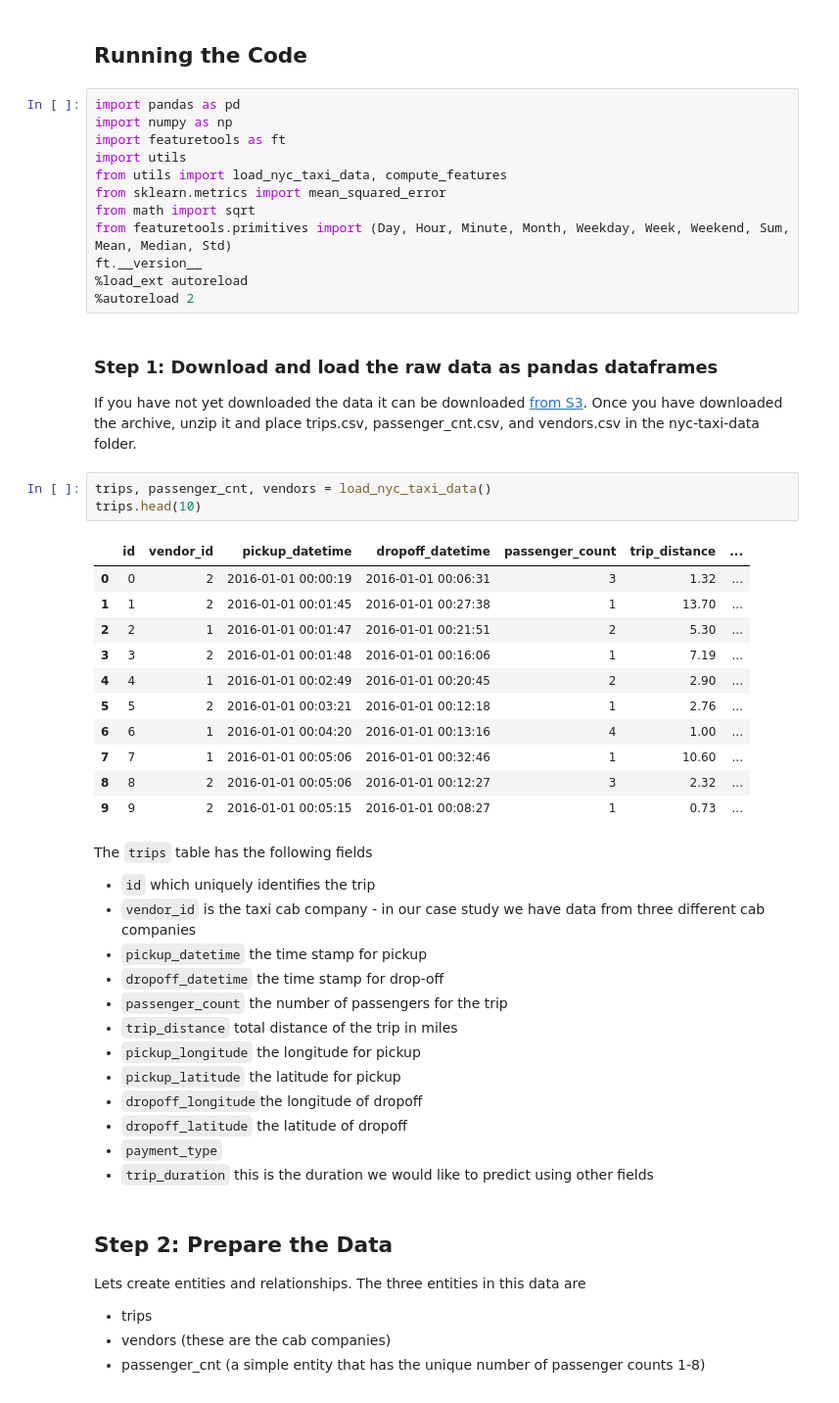
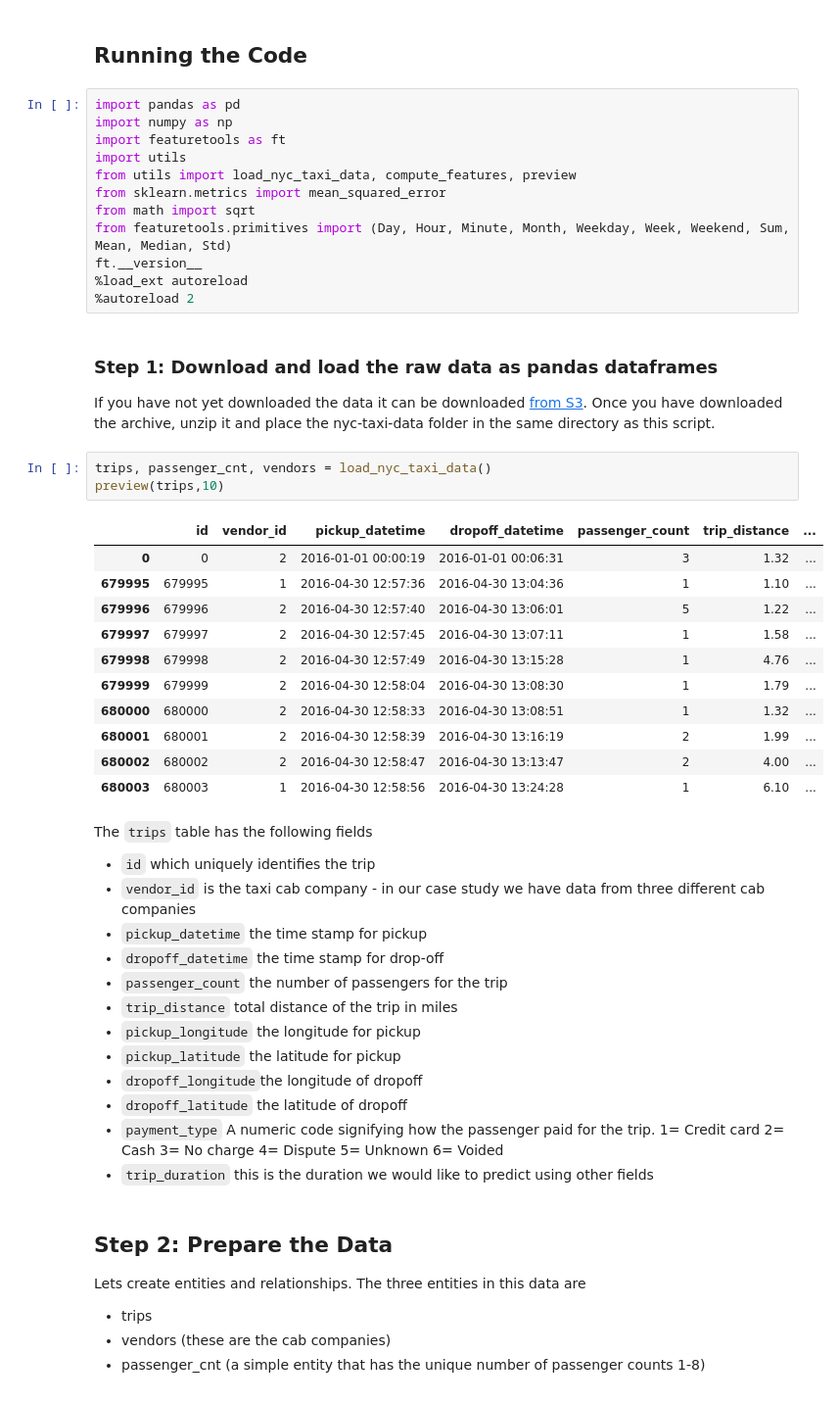
Before and after one commit to alteryx/DSx, a Jupyter notebook: NewYorkCity_taxi_case_study.ipynb, the cells around one changed output. Shown: that part at 98% size. Cells and saved outputs as stored; diff of their text form.

Commit message:
added new helper function preview

```diff
--- a/NewYorkCity_taxi_case_study.ipynb
+++ b/NewYorkCity_taxi_case_study.ipynb
@@ -22,7 +22,7 @@ import pandas as pd
 import numpy as np
 import featuretools as ft
 import utils
-from utils import load_nyc_taxi_data, compute_features
+from utils import load_nyc_taxi_data, compute_features, preview
 from sklearn.metrics import mean_squared_error
 from math import sqrt
 from featuretools.primitives import (Day, Hour, Minute, Month, Weekday, Week, Weekend, Sum, Mean, Median, Std)
@@ -31,23 +31,23 @@ ft.__version__
 %autoreload 2
 # %% [markdown]
 ### Step 1: Download and load the raw data as pandas dataframes </h2>
-<p>If you have not yet downloaded the data it can be downloaded <a href="https://s3.amazonaws.com/mit-dsx-data/nyc-taxi-data.zip">from S3</a>. Once you have downloaded the archive, unzip it and place trips.csv, passenger_cnt.csv, and vendors.csv in the nyc-taxi-data folder.
+<p>If you have not yet downloaded the data it can be downloaded <a href="https://s3.amazonaws.com/mit-dsx-data/nyc-taxi-data.zip">from S3</a>. Once you have downloaded the archive, unzip it and place the nyc-taxi-data folder in the same directory as this script.
 </p>
 # %%
 trips, passenger_cnt, vendors = load_nyc_taxi_data()
-trips.head(10)
+preview(trips,10)
 # %% [output]
 |  | id | vendor_id | pickup_datetime | dropoff_datetime | passenger_count | trip_distance | ... |
 | 0 | 0 | 2 | 2016-01-01 00:00:19 | 2016-01-01 00:06:31 | 3 | 1.32 | ... |
-| 1 | 1 | 2 | 2016-01-01 00:01:45 | 2016-01-01 00:27:38 | 1 | 13.70 | ... |
-| 2 | 2 | 1 | 2016-01-01 00:01:47 | 2016-01-01 00:21:51 | 2 | 5.30 | ... |
-| 3 | 3 | 2 | 2016-01-01 00:01:48 | 2016-01-01 00:16:06 | 1 | 7.19 | ... |
-| 4 | 4 | 1 | 2016-01-01 00:02:49 | 2016-01-01 00:20:45 | 2 | 2.90 | ... |
-| 5 | 5 | 2 | 2016-01-01 00:03:21 | 2016-01-01 00:12:18 | 1 | 2.76 | ... |
-| 6 | 6 | 1 | 2016-01-01 00:04:20 | 2016-01-01 00:13:16 | 4 | 1.00 | ... |
-| 7 | 7 | 1 | 2016-01-01 00:05:06 | 2016-01-01 00:32:46 | 1 | 10.60 | ... |
-| 8 | 8 | 2 | 2016-01-01 00:05:06 | 2016-01-01 00:12:27 | 3 | 2.32 | ... |
-| 9 | 9 | 2 | 2016-01-01 00:05:15 | 2016-01-01 00:08:27 | 1 | 0.73 | ... |
+| 679995 | 679995 | 1 | 2016-04-30 12:57:36 | 2016-04-30 13:04:36 | 1 | 1.10 | ... |
+| 679996 | 679996 | 2 | 2016-04-30 12:57:40 | 2016-04-30 13:06:01 | 5 | 1.22 | ... |
+| 679997 | 679997 | 2 | 2016-04-30 12:57:45 | 2016-04-30 13:07:11 | 1 | 1.58 | ... |
+| 679998 | 679998 | 2 | 2016-04-30 12:57:49 | 2016-04-30 13:15:28 | 1 | 4.76 | ... |
+| 679999 | 679999 | 2 | 2016-04-30 12:58:04 | 2016-04-30 13:08:30 | 1 | 1.79 | ... |
+| 680000 | 680000 | 2 | 2016-04-30 12:58:33 | 2016-04-30 13:08:51 | 1 | 1.32 | ... |
+| 680001 | 680001 | 2 | 2016-04-30 12:58:39 | 2016-04-30 13:16:19 | 2 | 1.99 | ... |
+| 680002 | 680002 | 2 | 2016-04-30 12:58:47 | 2016-04-30 13:13:47 | 2 | 4.00 | ... |
+| 680003 | 680003 | 1 | 2016-04-30 12:58:56 | 2016-04-30 13:24:28 | 1 | 6.10 | ... |
 # %% [markdown]
 The ``trips`` table has the following fields
 * ``id`` which uniquely identifies the trip
@@ -60,7 +60,7 @@ The ``trips`` table has the following fields
 * ``pickup_latitude`` the latitude for pickup
 * ``dropoff_longitude``the longitude of dropoff
 * ``dropoff_latitude`` the latitude of dropoff
-* ``payment_type``
+* ``payment_type`` A numeric code signifying how the passenger paid for the trip. 1= Credit card 2= Cash 3= No charge 4= Dispute 5= Unknown 6= Voided
 * ``trip_duration`` this is the duration we would like to predict using other fields
 # %% [markdown]
 ## Step 2: Prepare the Data
```
Also changed, not shown: parts of 11 cells of this notebook, 2 other files.
